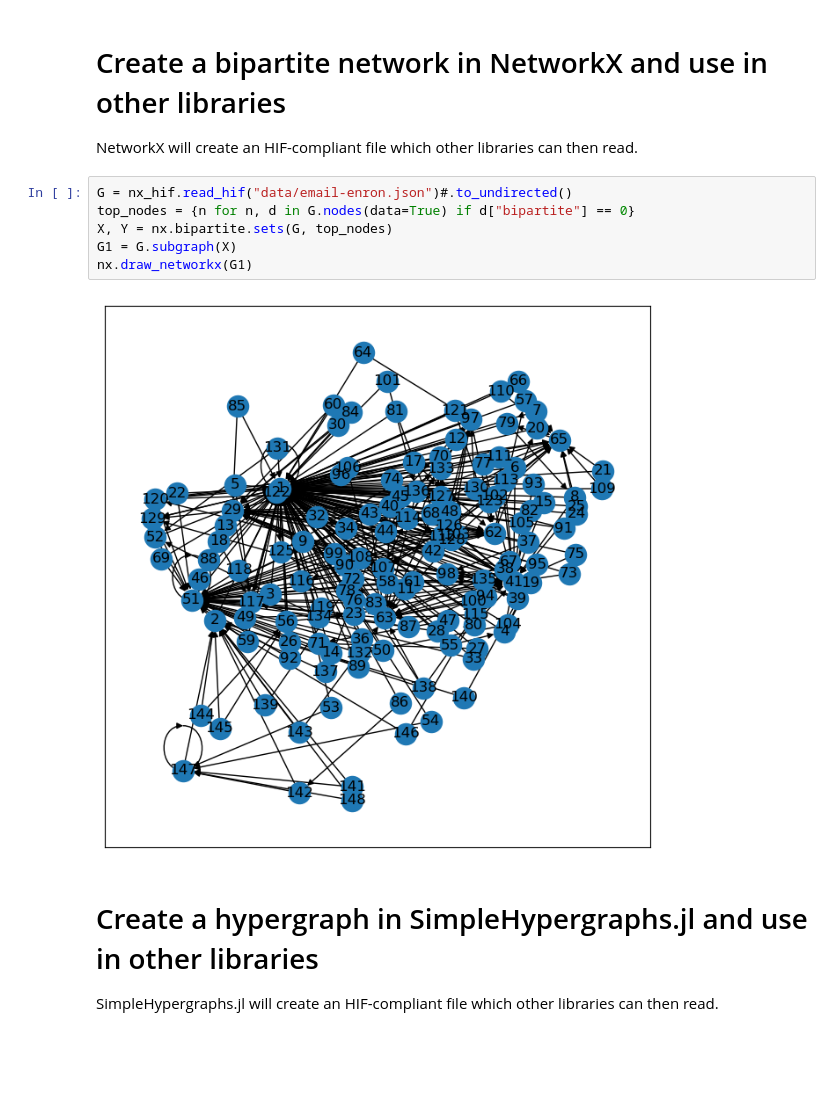
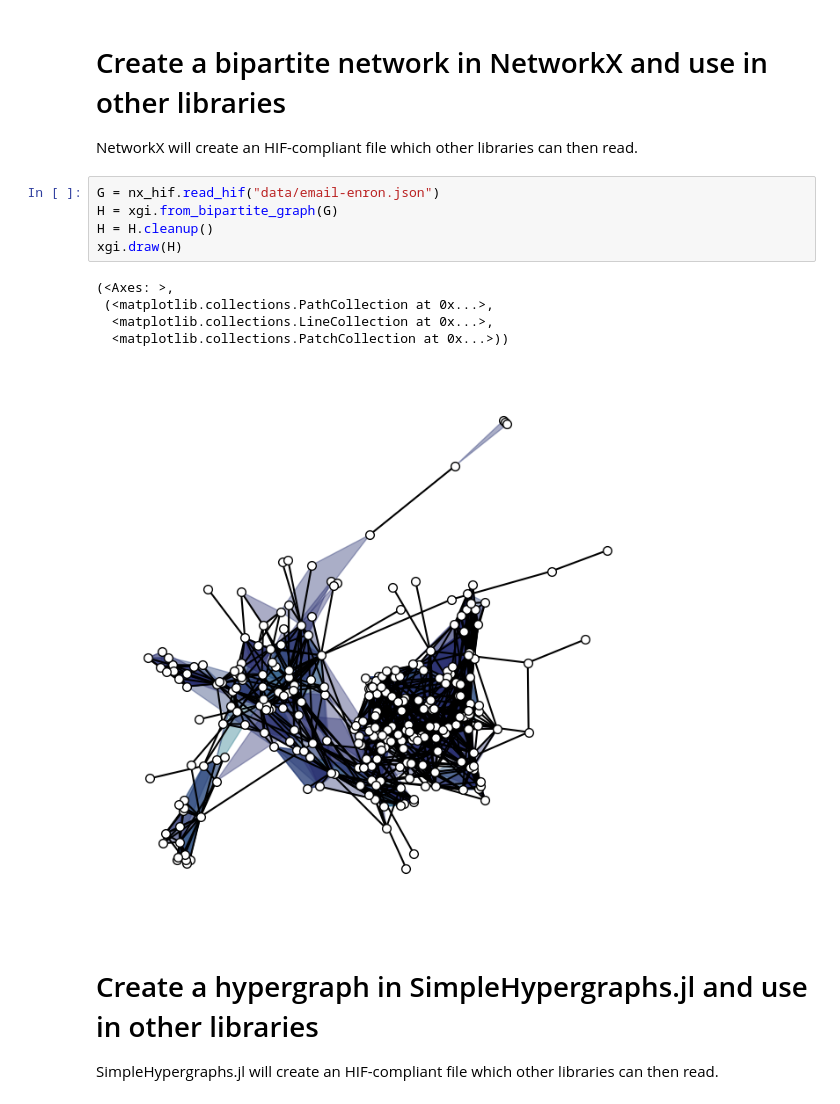
Before and after one commit to pszufe/HIF-standard, a Jupyter notebook: tutorials/integration.ipynb, the cells around one changed output. Saved outputs shown, nothing was run; the diff lists cells and outputs as text; blank space fills up the shorter version.

Commit message:
Create a bipartite network in NetworkX and use in xgi (#20)
* Create a bipartite network in NetworkX and use in other libraries

* rename attr to attrs

```diff
--- a/tutorials/integration.ipynb
+++ b/tutorials/integration.ipynb
@@ -51,14 +51,17 @@ See the caveats in the documentation: https://pandas.pydata.org/pandas-docs/stab
 # Create a bipartite network in NetworkX and use in other libraries
 
 NetworkX will create an HIF-compliant file which other libraries can then read.
-# %%
-G = nx_hif.read_hif("data/email-enron.json")#.to_undirected()
-top_nodes = {n for n, d in G.nodes(data=True) if d["bipartite"] == 0}
-X, Y = nx.bipartite.sets(G, top_nodes)
-G1 = G.subgraph(X)
-nx.draw_networkx(G1)
-# %% [output]
-[figure, removed]
+# %%
+G = nx_hif.read_hif("data/email-enron.json")
+H = xgi.from_bipartite_graph(G)
+H = H.cleanup()
+xgi.draw(H)
+# %% [output]
+(<Axes: >,
+ (<matplotlib.collections.PathCollection at 0x...>,
+  <matplotlib.collections.LineCollection at 0x...>,
+  <matplotlib.collections.PatchCollection at 0x...>))
+[figure, added]
 # %% [markdown]
 # Create a hypergraph in SimpleHypergraphs.jl and use in other libraries
 
```
Also changed, not shown: 1 other file.
